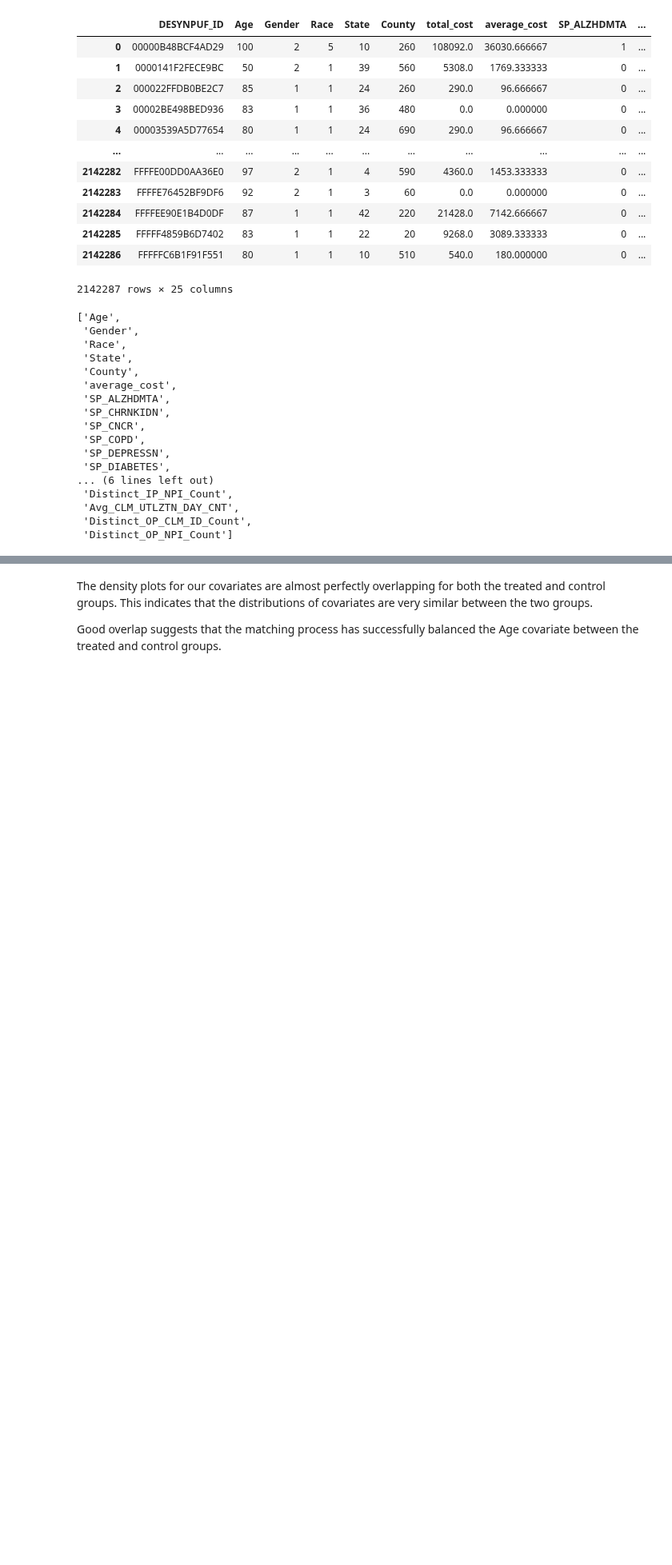
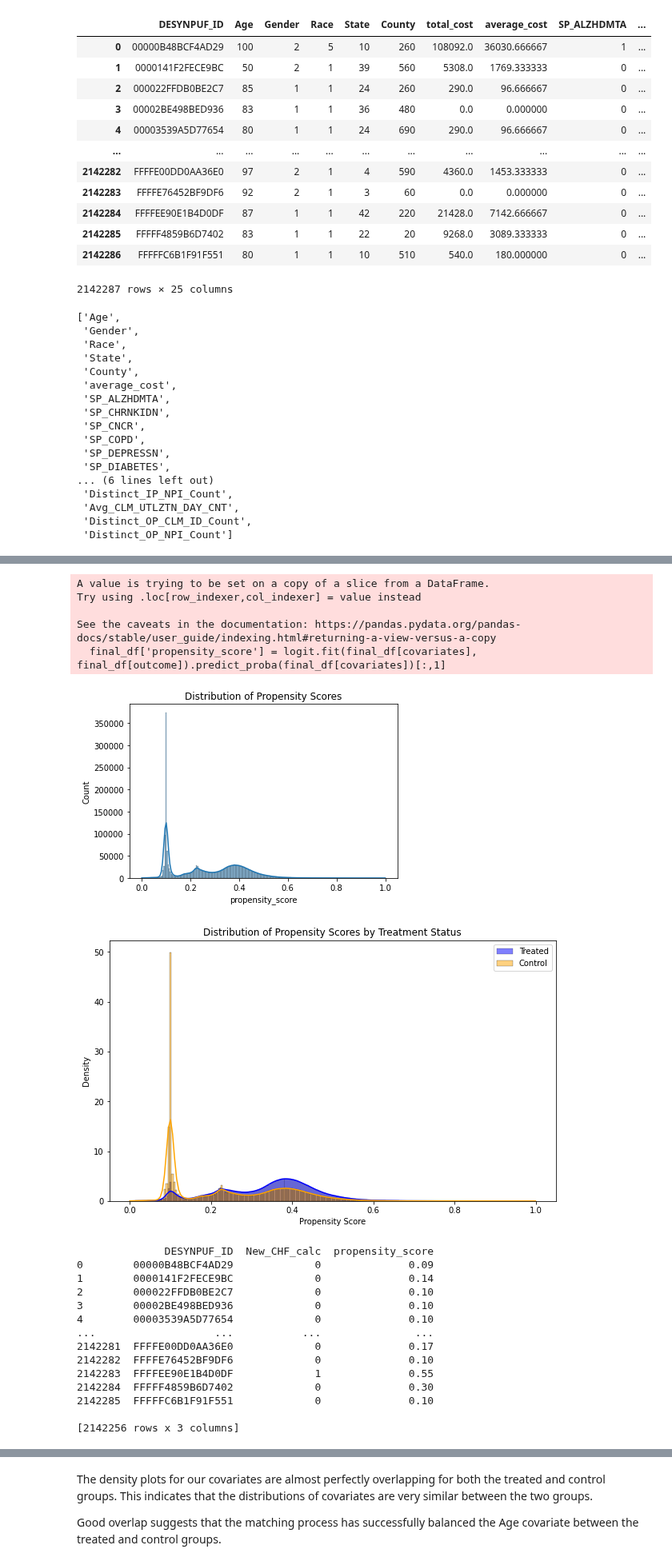
Before and after one commit to jcarhart1/cms, a Jupyter notebook: notebooks/2_causal_modeling.ipynb, the cells around one changed output, grey strips where cells are left out. Shown at 80% size. Cells and saved outputs as stored; diff of their text form; code cells hidden in the pictures; blank space fills up the shorter version.

```diff
--- a/notebooks/2_causal_modeling.ipynb
+++ b/notebooks/2_causal_modeling.ipynb
@@ -979,0 +1010,6 @@ final_df
+# %%
+# Dang it. We still have negative values for total_cost.
+
+# apply this as a quick fix
+
+final_df = final_df[final_df['total_cost'] >= 0]
@@ -1084,2 +1149,53 @@ The propensity scores range from 0 to around 0.8, which indicates that there is
 
 Ideally, for good propensity score matching, we want significant overlap in propensity scores between the treated and control groups. If there is limited overlap, it might be challenging to find good matches for some treated units. From the plot, it appears there is some overlap, but the distribution is skewed, indicating potential challenges in matching, particularly for those with high propensity scores. Given that there are very few observations with propensity scores close to 1, the effect of the skewed distribution should be minimal.
+# %%
+
+# Ensure final_df, outcome, and covariates are correctly defined
+outcome = 'New_CHF_calc'
+covariates = [col for col in final_df.columns if col not in ['DESYNPUF_ID', 'Year', 'New_CHF_calc', 'propensity_score']]
+
+print("Covariates used for propensity score model:")
+print(covariates)
+
+# Check if all covariates exist in final_df
+for covariate in covariates:
+    if covariate not in final_df.columns:
+        print(f"Error: Covariate {covariate} not found in final_df")
+
+# Check for missing values
+print("Checking for missing values in covariates:")
+print(final_df[covariates].isnull().sum())
+
+# Create logistic regression model for propensity scores
+logit = LogisticRegression()
+try:
+    final_df['propensity_score'] = logit.fit(final_df[covariates], final_df[outcome]).predict_proba(final_df[covariates])[:,1]
+except KeyError as e:
+    print(f"KeyError: {e}")
+    print("Covariates used:")
+    print(covariates)
+    print("Columns in final_df:")
+    print(final_df.columns)
+    raise
+
+# Visualize propensity scores
+sns.histplot(final_df['propensity_score'], kde=True)
+plt.title('Distribution of Propensity Scores')
+plt.show()
+
+# Separate treated and control groups
+treated = final_df[final_df['New_CHF_calc'] == 1]
+control = final_df[final_df['New_CHF_calc'] == 0]
+
+# Plot the distribution of propensity scores by treatment status
+plt.figure(figsize=(10, 6))
+sns.histplot(treated['propensity_score'], kde=True, color='blue', label='Treated', stat='density', common_norm=False)
+sns.histplot(control['propensity_score'], kde=True, color='orange', label='Control', stat='density', common_norm=False)
+plt.title('Distribution of Propensity Scores by Treatment Status')
+plt.xlabel('Propensity Score')
+plt.ylabel('Density')
+plt.legend()
+plt.show()
+
+print(final_df[['DESYNPUF_ID', 'New_CHF_calc', 'propensity_score']])
+# %% [output]
@@ -1086,3 +1219,24 @@ Ideally, for good propensity score matching, we want significant overlap in prop
+A value is trying to be set on a copy of a slice from a DataFrame.
+Try using .loc[row_indexer,col_indexer] = value instead
+
+See the caveats in the documentation: https://pandas.pydata.org/pandas-docs/stable/user_guide/indexing.html#returning-a-view-versus-a-copy
+  final_df['propensity_score'] = logit.fit(final_df[covariates], final_df[outcome]).predict_proba(final_df[covariates])[:,1]
+[figure, added]
+[figure, added]
+              DESYNPUF_ID  New_CHF_calc  propensity_score
+0        00000B48BCF4AD29             0              0.09
+1        0000141F2FECE9BC             0              0.14
+2        000022FFDB0BE2C7             0              0.10
+3        00002BE498BED936             0              0.10
+4        00003539A5D77654             0              0.10
+...                   ...           ...               ...
+2142281  FFFFE00DD0AA36E0             0              0.17
+2142282  FFFFE76452BF9DF6             0              0.10
+2142283  FFFFEE90E1B4D0DF             1              0.55
+2142284  FFFFF4859B6D7402             0              0.30
+2142285  FFFFFC6B1F91F551             0              0.10
+
+[2142256 rows x 3 columns]
 # %%
 # Matching using nearest neighbors model on control group- (note: there are other methods we can use here)
 nn = NearestNeighbors(n_neighbors=1)
```
Also changed, not shown: parts of 19 cells of this notebook.
